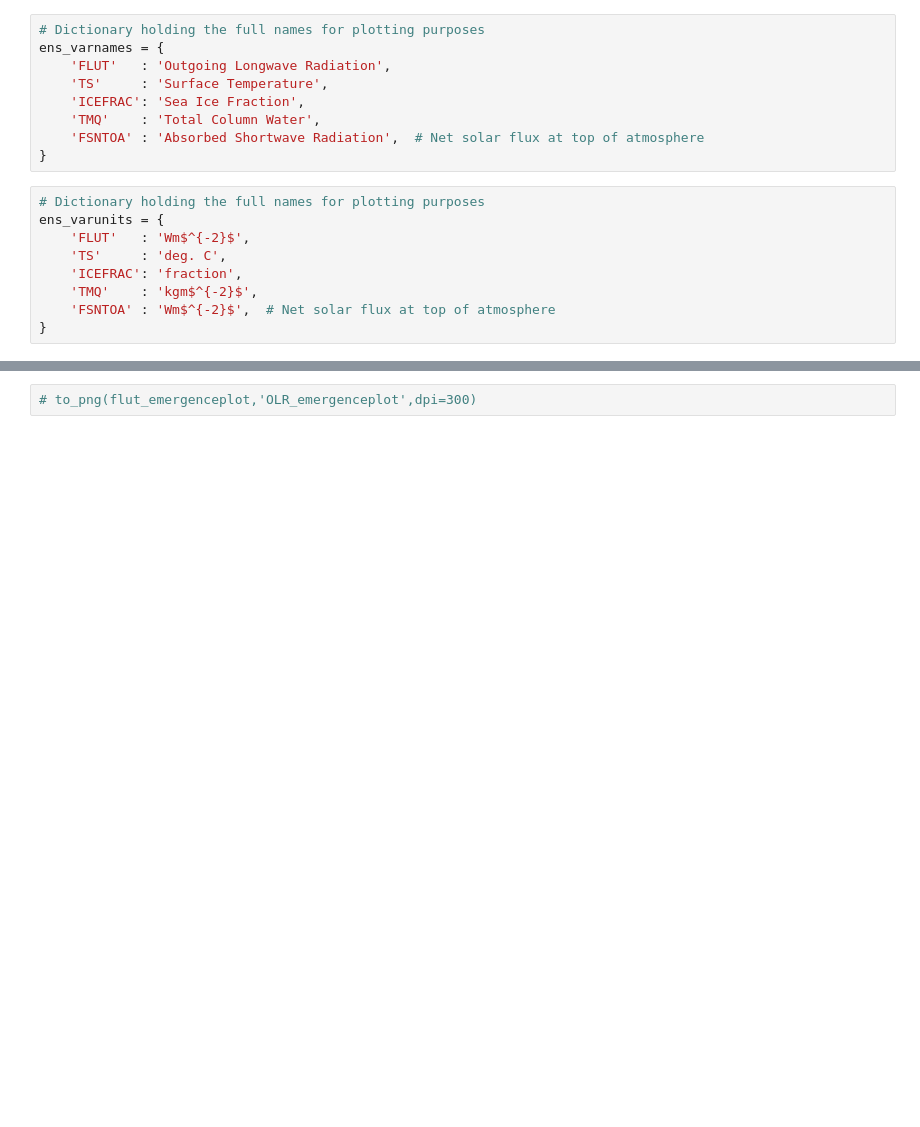
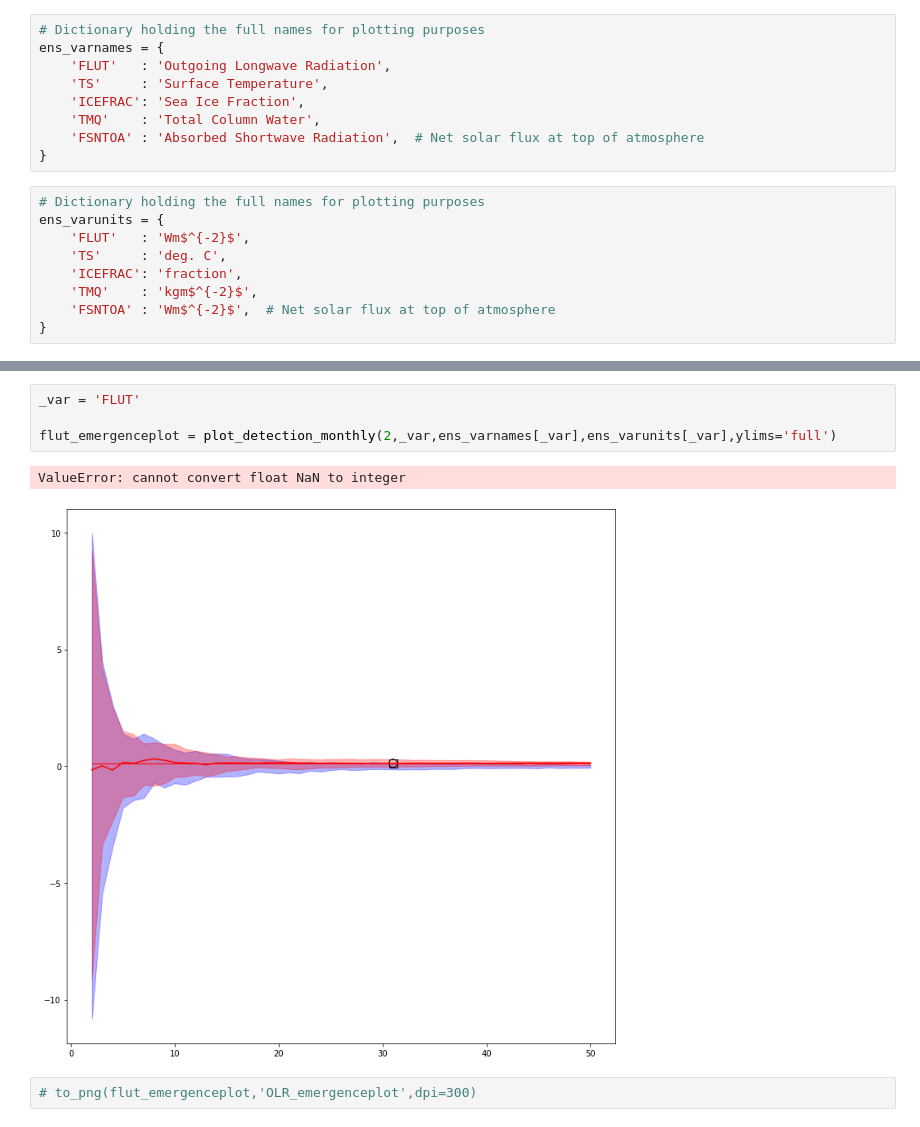
Before and after one commit to jshaw35/spectral_ice, a Jupyter notebook: trend_uncertainty/detectiontime_comparison.ipynb, the cells around one changed output, grey strips where cells are left out. Cells and saved outputs as stored; diff of their text form; blank space fills up the shorter version.

```diff
--- a/trend_uncertainty/detectiontime_comparison.ipynb
+++ b/trend_uncertainty/detectiontime_comparison.ipynb
@@ -1152,3 +1387,10 @@ flut_emergenceplot = plot_detection(_var,ens_varnames[_var],ens_varunits[_var],y
+# %%
+_var = 'FLUT'
+
+flut_emergenceplot = plot_detection_monthly(2,_var,ens_varnames[_var],ens_varunits[_var],ylims='full')
+# %% [output]
+ValueError: cannot convert float NaN to integer
+[figure, added]
 # %%
 # to_png(flut_emergenceplot,'OLR_emergenceplot',dpi=300)
 # %%
```
Also changed, not shown: parts of 26 cells of this notebook.
